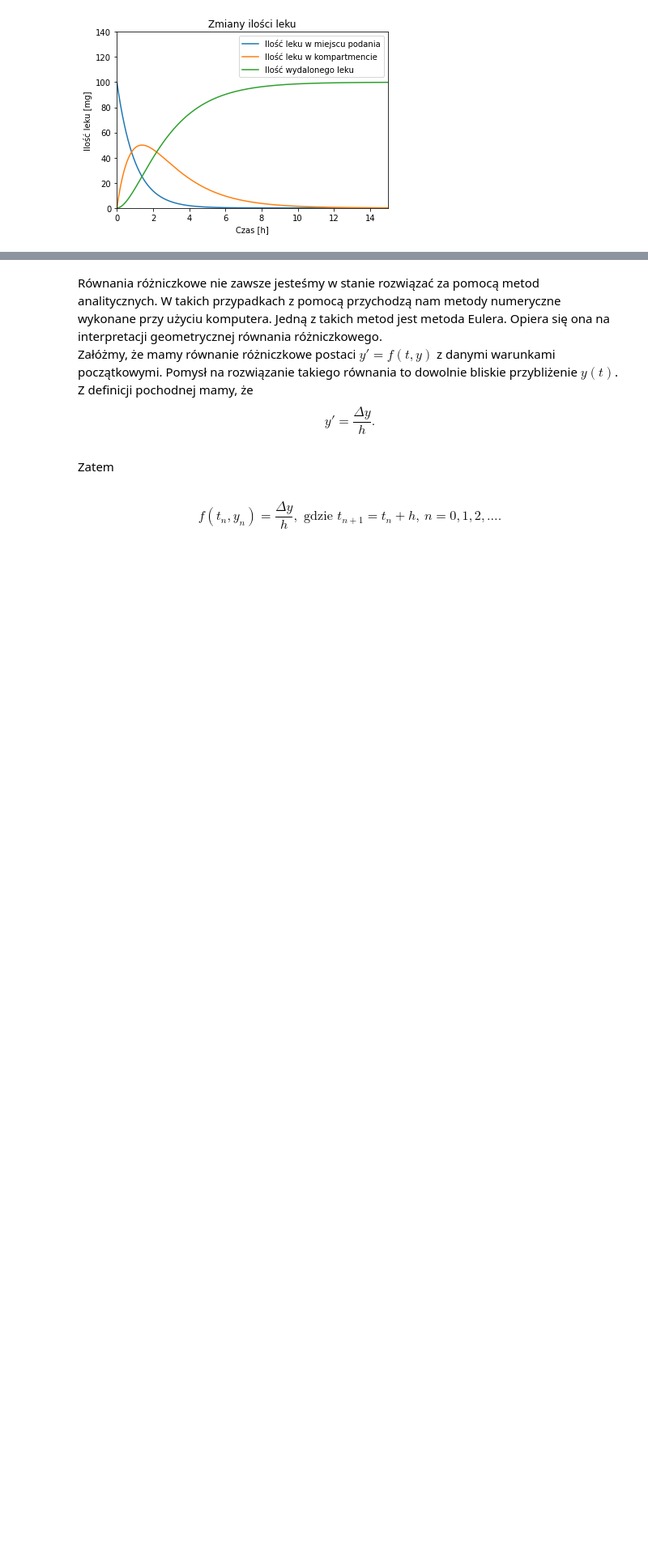
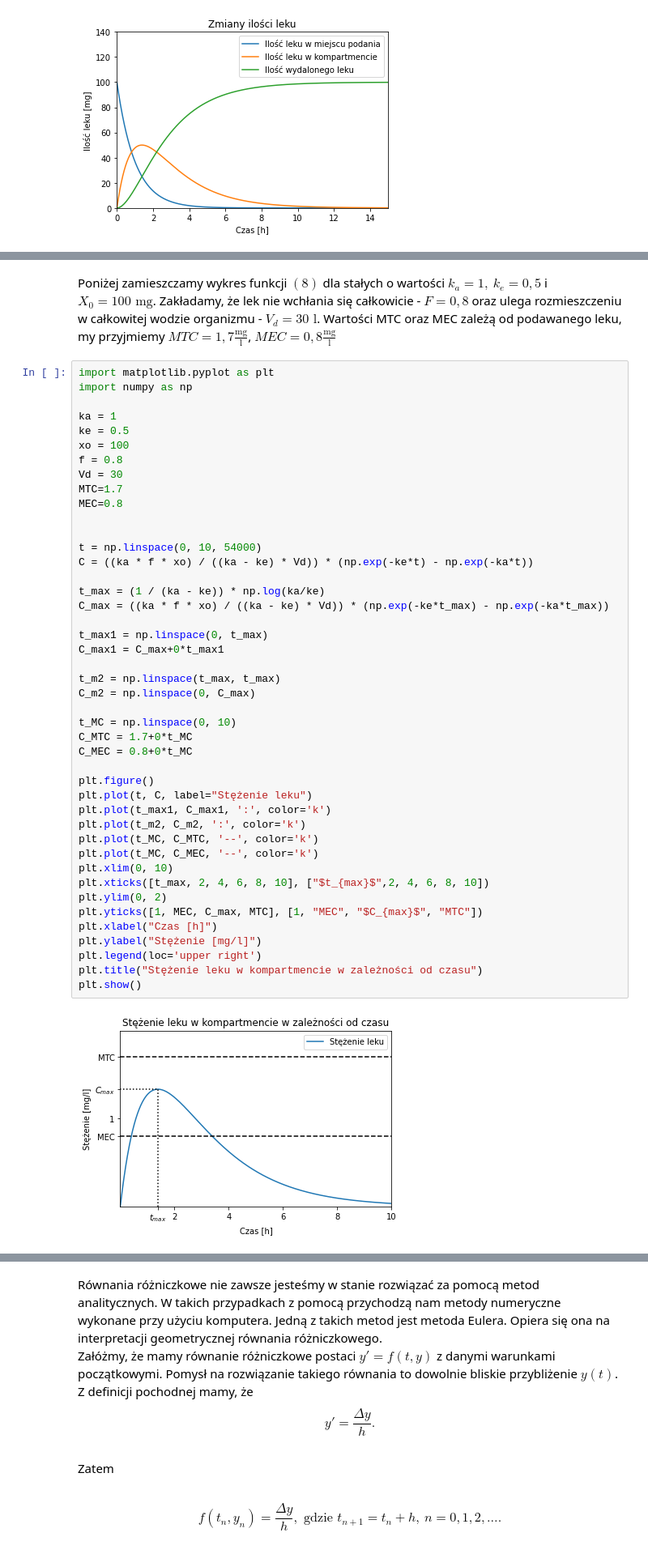
Before and after one commit to github-kamilk/Differential-equation, a Jupyter notebook: Iwach_Kowalski.ipynb, the cells around one changed output, grey strips where cells are left out. Shown at 81% size. Saved outputs shown, nothing was run; the diff lists cells and outputs as text; blank space fills up the shorter version.

```diff
--- a/Iwach_Kowalski.ipynb
+++ b/Iwach_Kowalski.ipynb
@@ -326,0 +400,48 @@ plt.show()
+# %% [markdown]
+Poniżej zamieszczamy wykres funkcji $(8)$ dla stałych o wartości $k_a=1,\ k_e=0,5$ i $X_0=100\text{ mg}$. Zakładamy, że lek nie wchłania się całkowicie - $F=0,8$ oraz ulega rozmieszczeniu w całkowitej wodzie organizmu - $V_d=30\text{ l}$. Wartości MTC oraz MEC zależą od podawanego leku, my przyjmiemy $MTC=1,7\frac{\text{mg}}{\text{l}}$, $MEC=0,8\frac{\text{mg}}{\text{l}}$
+# %%
+import matplotlib.pyplot as plt
+import numpy as np
+
+ka = 1
+ke = 0.5
+xo = 100
+f = 0.8
+Vd = 30
+MTC=1.7
+MEC=0.8
+
+
+t = np.linspace(0, 10, 54000)
+C = ((ka * f * xo) / ((ka - ke) * Vd)) * (np.exp(-ke*t) - np.exp(-ka*t))
+
+t_max = (1 / (ka - ke)) * np.log(ka/ke)
+C_max = ((ka * f * xo) / ((ka - ke) * Vd)) * (np.exp(-ke*t_max) - np.exp(-ka*t_max))
+
+t_max1 = np.linspace(0, t_max)
+C_max1 = C_max+0*t_max1
+
+t_m2 = np.linspace(t_max, t_max)
+C_m2 = np.linspace(0, C_max)
+
+t_MC = np.linspace(0, 10)
+C_MTC = 1.7+0*t_MC
+C_MEC = 0.8+0*t_MC
+
+plt.figure()
+plt.plot(t, C, label="Stężenie leku")
+plt.plot(t_max1, C_max1, ':', color='k')
+plt.plot(t_m2, C_m2, ':', color='k')
+plt.plot(t_MC, C_MTC, '--', color='k')
+plt.plot(t_MC, C_MEC, '--', color='k')
+plt.xlim(0, 10)
+plt.xticks([t_max, 2, 4, 6, 8, 10], ["$t_{max}$",2, 4, 6, 8, 10])
+plt.ylim(0, 2)
+plt.yticks([1, MEC, C_max, MTC], [1, "MEC", "$C_{max}$", "MTC"])
+plt.xlabel("Czas [h]")
+plt.ylabel("Stężenie [mg/l]")
+plt.legend(loc='upper right')
+plt.title("Stężenie leku w kompartmencie w zależności od czasu")
+plt.show()
+# %% [output]
+[figure, added]
```
Also changed, not shown: parts of 39 cells of this notebook.
